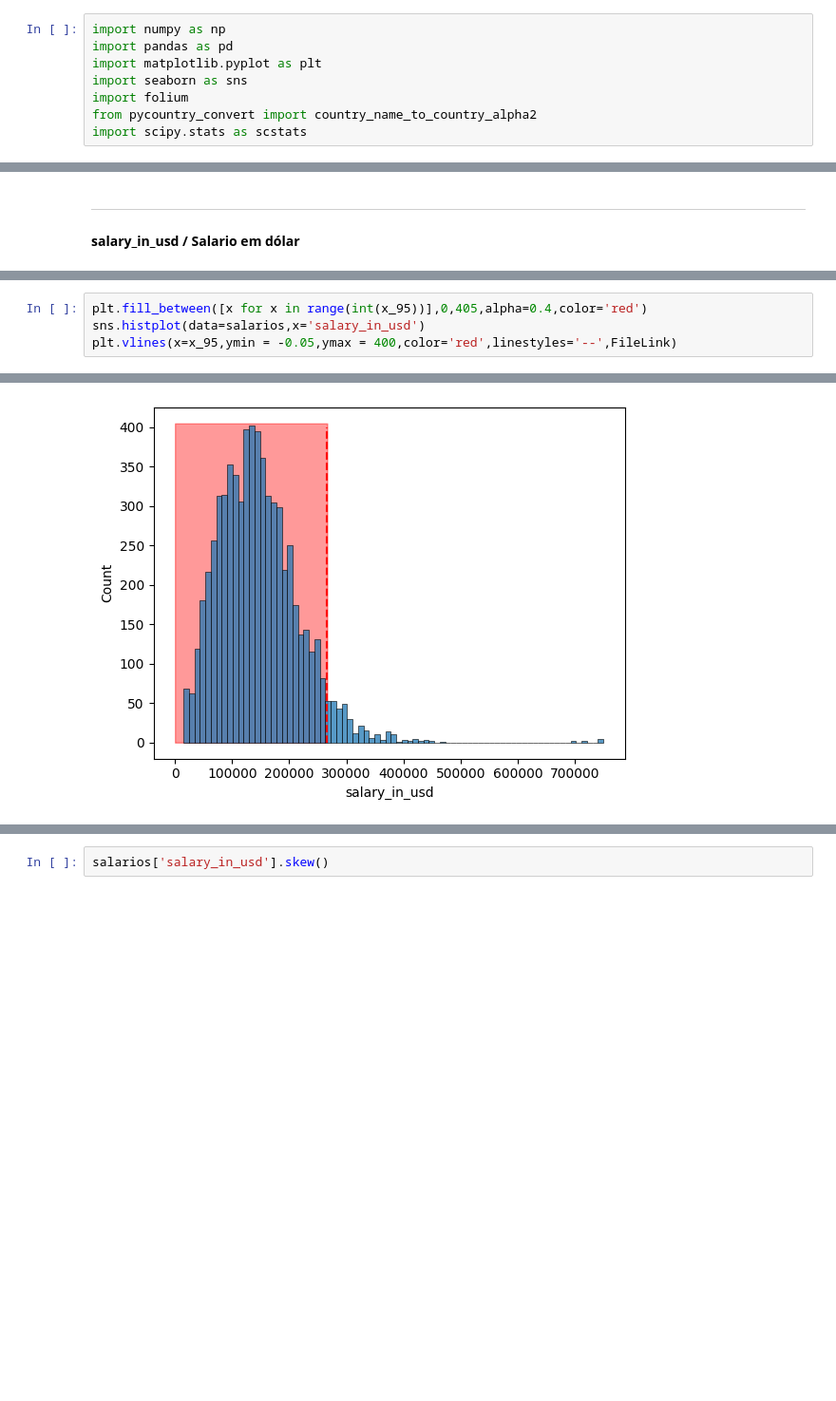
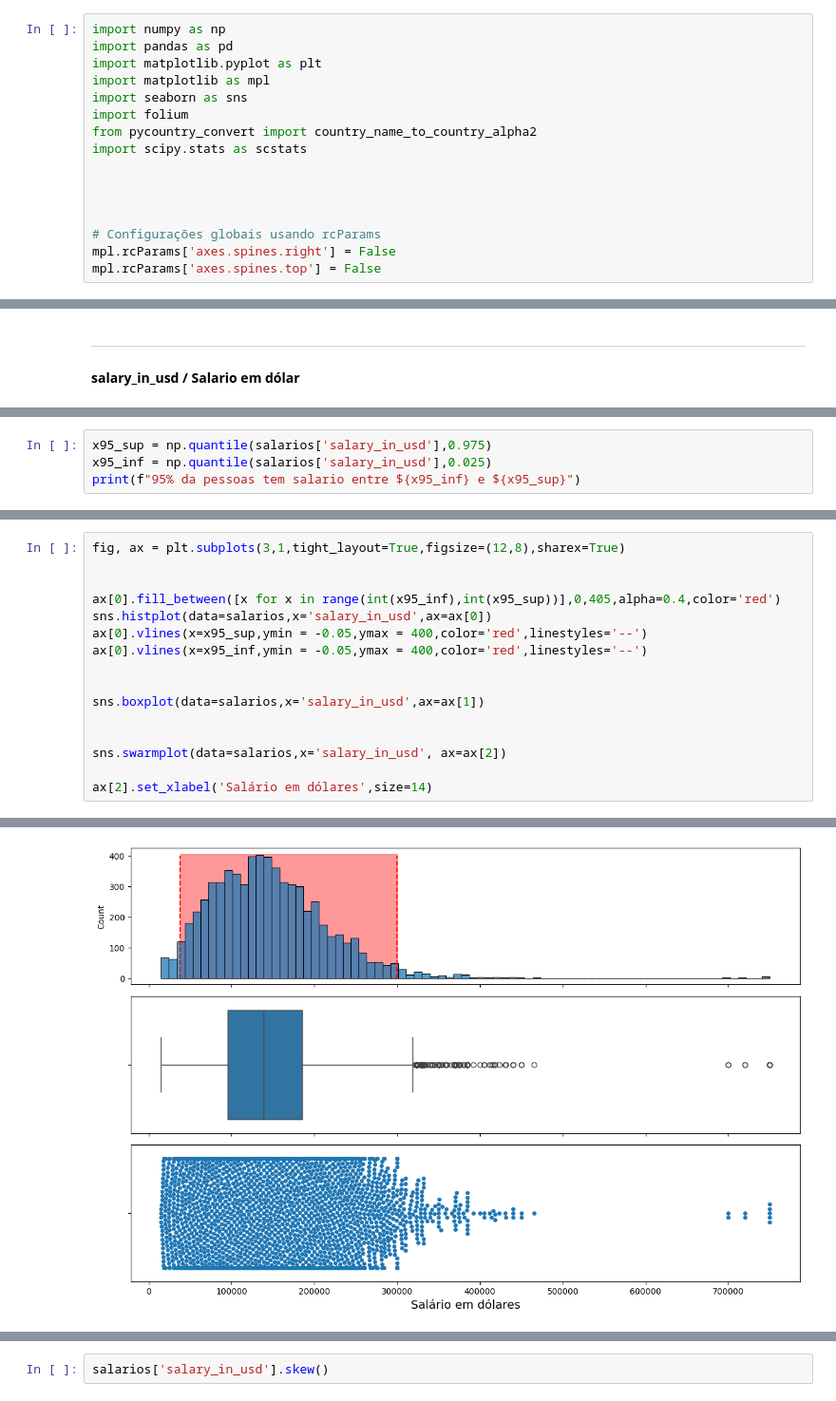
Before and after one commit to Alexandre-Esposte/dive-into-data-careers, a Jupyter notebook: notebook/data_careers_analysis.ipynb, the cells around one changed output, grey strips where cells are left out. Shown at 95% size. Saved outputs shown, nothing was run; the diff lists cells and outputs as text; blank space fills up the shorter version.

Commit message:
inicio analise tamanho e salario

```diff
--- a/notebook/data_careers_analysis.ipynb
+++ b/notebook/data_careers_analysis.ipynb
@@ -51,10 +49,18 @@ A presente análise busca por um maior entendimento acerca das profissões volta
 import numpy as np
 import pandas as pd
 import matplotlib.pyplot as plt
+import matplotlib as mpl
 import seaborn as sns
 import folium
 from pycountry_convert import country_name_to_country_alpha2
 import scipy.stats as scstats
+
+
+
+
+# Configurações globais usando rcParams
+mpl.rcParams['axes.spines.right'] = False
+mpl.rcParams['axes.spines.top'] = False
 # %% [markdown]
 ## **Funções**
 # %%
@@ -618,0 +603,4 @@ x_95
+# %%
+x95_sup = np.quantile(salarios['salary_in_usd'],0.975)
+x95_inf = np.quantile(salarios['salary_in_usd'],0.025)
+print(f"95% da pessoas tem salario entre ${x95_inf} e ${x95_sup}")
@@ -619,5 +609,17 @@ x_95
 # %%
-plt.fill_between([x for x in range(int(x_95))],0,405,alpha=0.4,color='red')
-sns.histplot(data=salarios,x='salary_in_usd')
-plt.vlines(x=x_95,ymin = -0.05,ymax = 400,color='red',linestyles='--',FileLink)
+fig, ax = plt.subplots(3,1,tight_layout=True,figsize=(12,8),sharex=True)
+
+
+ax[0].fill_between([x for x in range(int(x95_inf),int(x95_sup))],0,405,alpha=0.4,color='red')
+sns.histplot(data=salarios,x='salary_in_usd',ax=ax[0])
+ax[0].vlines(x=x95_sup,ymin = -0.05,ymax = 400,color='red',linestyles='--')
+ax[0].vlines(x=x95_inf,ymin = -0.05,ymax = 400,color='red',linestyles='--')
+
+
+sns.boxplot(data=salarios,x='salary_in_usd',ax=ax[1])
+
+
+sns.swarmplot(data=salarios,x='salary_in_usd', ax=ax[2])
+
+ax[2].set_xlabel('Salário em dólares',size=14)
 # %% [output]
@@ -625 +627 @@ plt.vlines(x=x_95,ymin = -0.05,ymax = 400,color='red',linestyles='--',FileLink)
-[figure, old version]
+[figure, new version]
```
Also changed, not shown: parts of 34 cells of this notebook, 1 other file.
